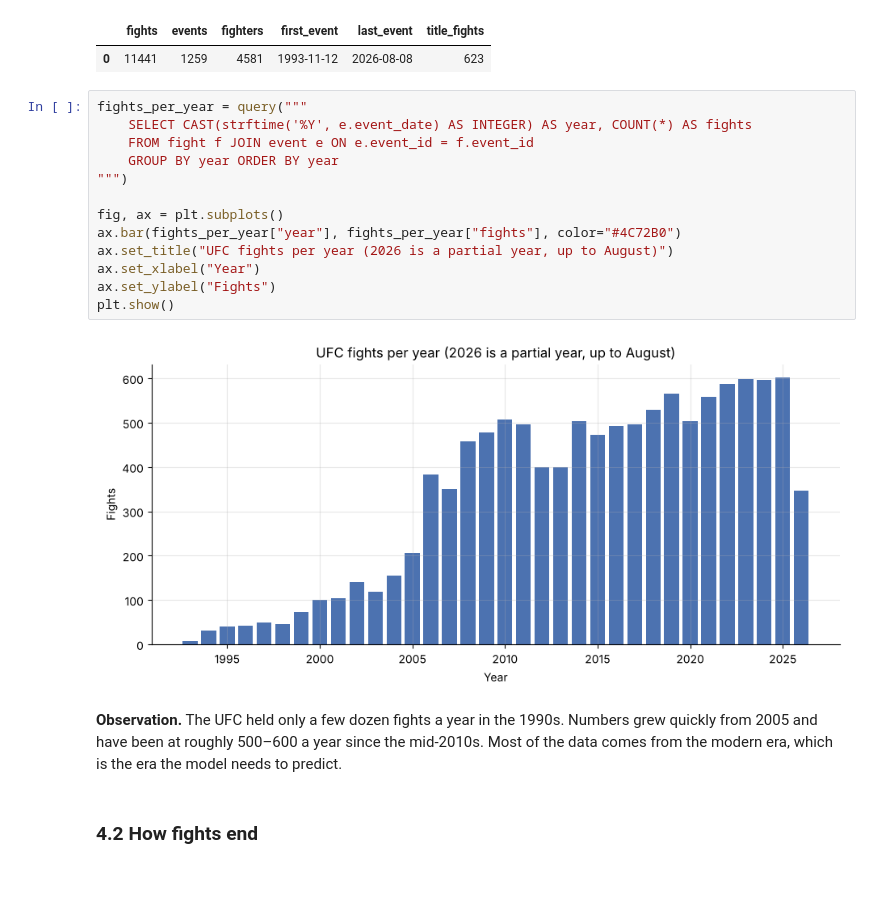
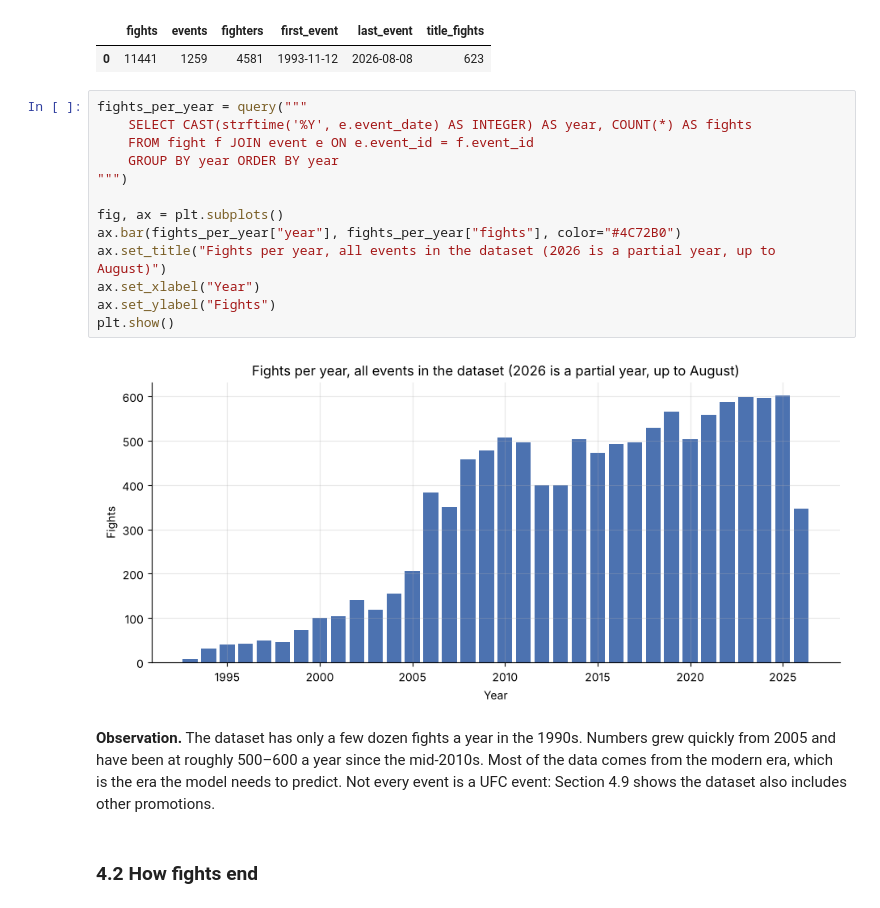
Before and after one commit to S5in/Data-Science-and-Machine-Learning, a Jupyter notebook: 02-ufc-fight-prediction/ufc_fights.ipynb, the cells around one changed output. Saved outputs shown, nothing was run; the diff lists cells and outputs as text; blank space fills up the shorter version.

```diff
--- a/02-ufc-fight-prediction/ufc_fights.ipynb
+++ b/02-ufc-fight-prediction/ufc_fights.ipynb
@@ -336,20 +355,20 @@ query("""
 # %%
 fights_per_year = query("""
     SELECT CAST(strftime('%Y', e.event_date) AS INTEGER) AS year, COUNT(*) AS fights
     FROM fight f JOIN event e ON e.event_id = f.event_id
     GROUP BY year ORDER BY year
 """)
 
 fig, ax = plt.subplots()
 ax.bar(fights_per_year["year"], fights_per_year["fights"], color="#4C72B0")
-ax.set_title("UFC fights per year (2026 is a partial year, up to August)")
+ax.set_title("Fights per year, all events in the dataset (2026 is a partial year, up to August)")
 ax.set_xlabel("Year")
 ax.set_ylabel("Fights")
 plt.show()
 # %% [output]
-[figure, old version]
+[figure, new version]
 # %% [markdown]
-**Observation.** The UFC held only a few dozen fights a year in the 1990s. Numbers grew quickly from 2005 and have been at roughly 500–600 a year since the mid-2010s. Most of the data comes from the modern era, which is the era the model needs to predict.
+**Observation.** The dataset has only a few dozen fights a year in the 1990s. Numbers grew quickly from 2005 and have been at roughly 500–600 a year since the mid-2010s. Most of the data comes from the modern era, which is the era the model needs to predict. Not every event is a UFC event: Section 4.9 shows the dataset also includes other promotions.
 # %% [markdown]
 ### 4.2 How fights end
 # %%
```
Also changed, not shown: parts of 58 cells of this notebook, 3 other files.
